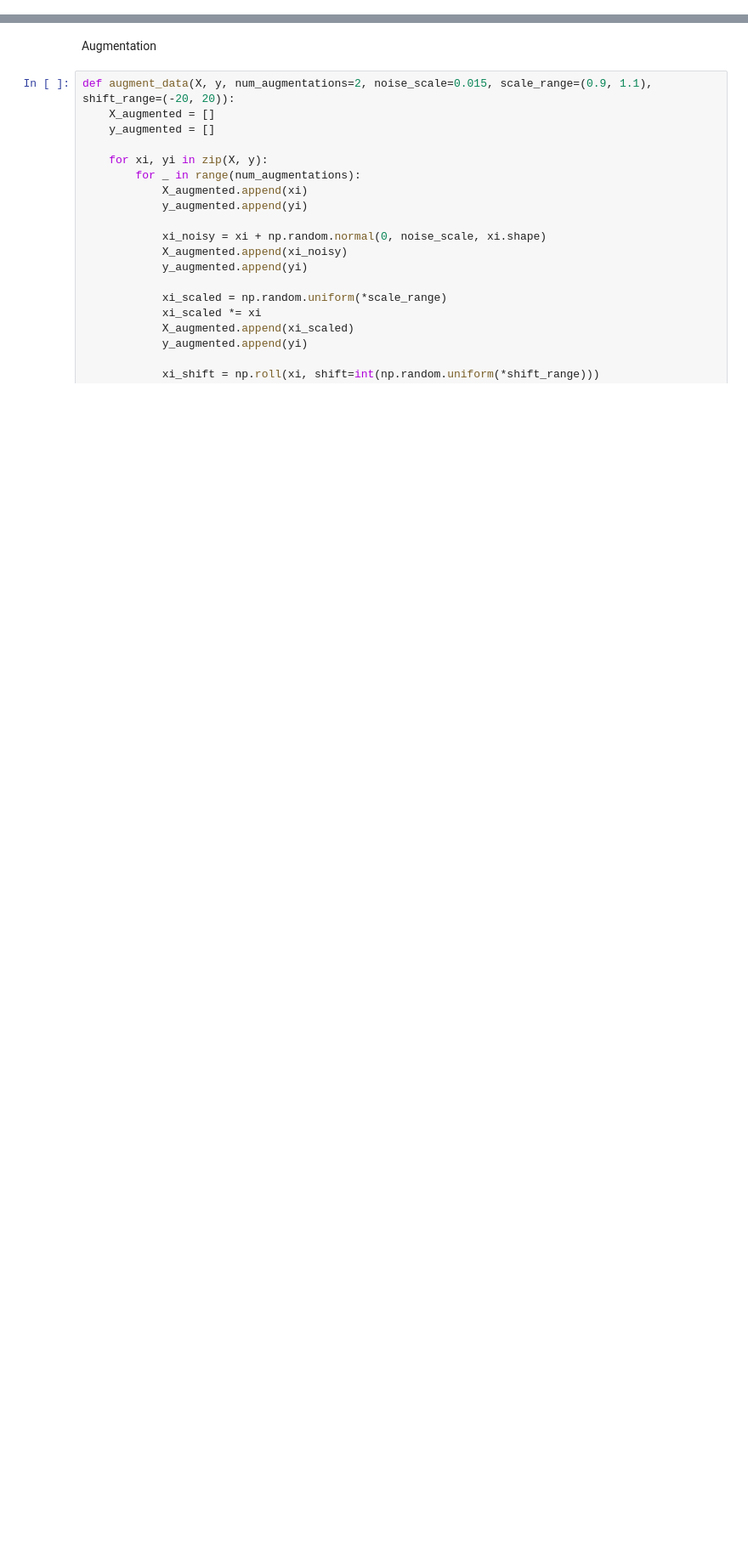
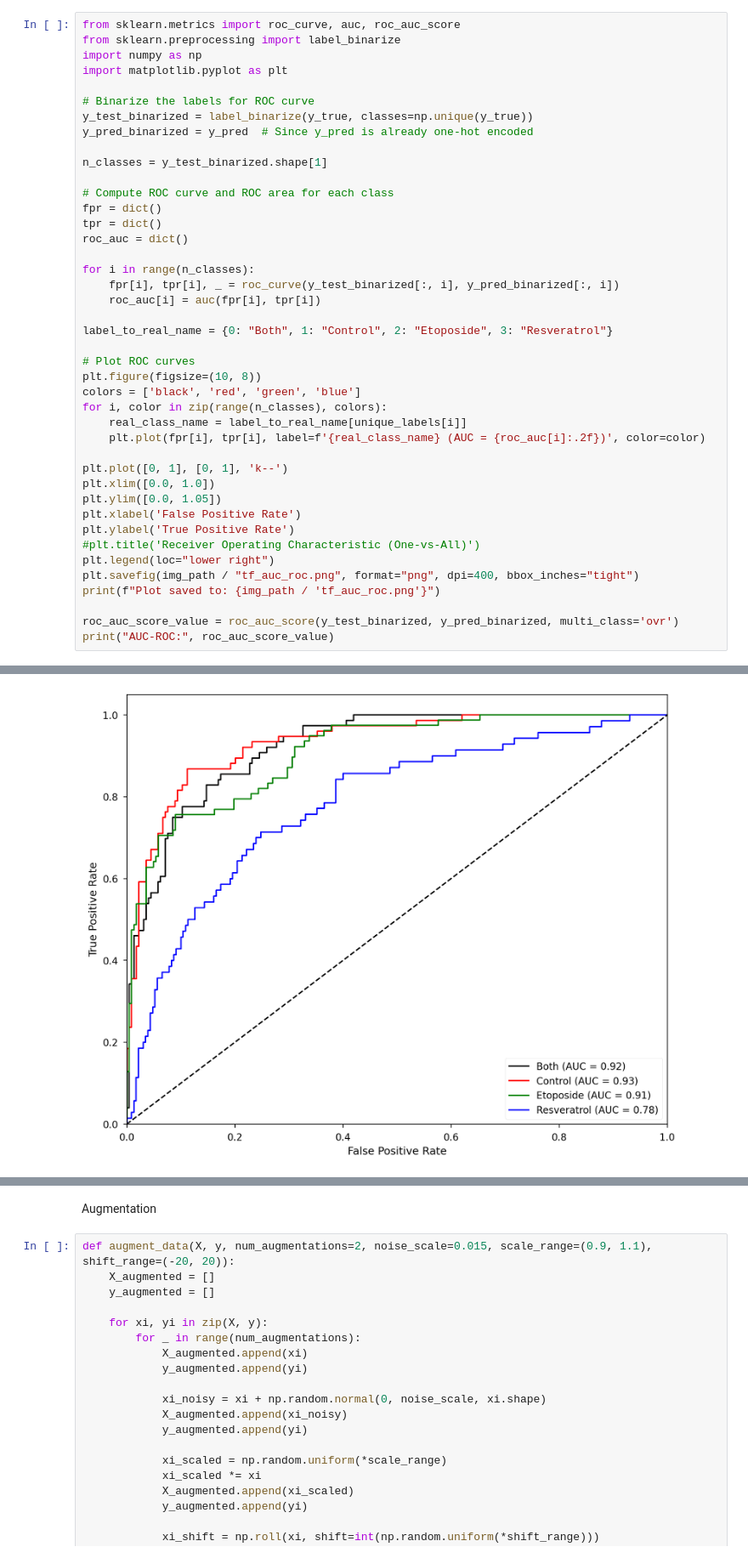
Before and after one commit to nigginoki/Multiclass_RamanMachineLearning, a Jupyter notebook: notebooks/Multiclass_Tensorflow.ipynb, the cells around one changed output, grey strips where cells are left out. Shown at 85% size. Saved outputs shown, nothing was run; the diff lists cells and outputs as text; blank space fills up the shorter version.

```diff
--- a/notebooks/Multiclass_Tensorflow.ipynb
+++ b/notebooks/Multiclass_Tensorflow.ipynb
@@ -164,0 +148,43 @@ You must install pydot (`pip install pydot`) and install graphviz (see instructi
+# %%
+from sklearn.metrics import roc_curve, auc, roc_auc_score
+from sklearn.preprocessing import label_binarize
+import numpy as np
+import matplotlib.pyplot as plt
+
+# Binarize the labels for ROC curve
+y_test_binarized = label_binarize(y_true, classes=np.unique(y_true))
+y_pred_binarized = y_pred  # Since y_pred is already one-hot encoded
+
+n_classes = y_test_binarized.shape[1]
+
+# Compute ROC curve and ROC area for each class
+fpr = dict()
+tpr = dict()
+roc_auc = dict()
+
+for i in range(n_classes):
+    fpr[i], tpr[i], _ = roc_curve(y_test_binarized[:, i], y_pred_binarized[:, i])
+    roc_auc[i] = auc(fpr[i], tpr[i])
+
+label_to_real_name = {0: "Both", 1: "Control", 2: "Etoposide", 3: "Resveratrol"}
+
+# Plot ROC curves
+plt.figure(figsize=(10, 8))
+colors = ['black', 'red', 'green', 'blue']
+for i, color in zip(range(n_classes), colors):
+    real_class_name = label_to_real_name[unique_labels[i]]
+    plt.plot(fpr[i], tpr[i], label=f'{real_class_name} (AUC = {roc_auc[i]:.2f})', color=color)
+
+plt.plot([0, 1], [0, 1], 'k--')
+plt.xlim([0.0, 1.0])
+plt.ylim([0.0, 1.05])
+plt.xlabel('False Positive Rate')
+plt.ylabel('True Positive Rate')
+#plt.title('Receiver Operating Characteristic (One-vs-All)')
+plt.legend(loc="lower right")
+plt.savefig(img_path / "tf_auc_roc.png", format="png", dpi=400, bbox_inches="tight")
+print(f"Plot saved to: {img_path / 'tf_auc_roc.png'}")
+
+roc_auc_score_value = roc_auc_score(y_test_binarized, y_pred_binarized, multi_class='ovr')
+print("AUC-ROC:", roc_auc_score_value)
+# %% [output]
@@ -164,0 +193 @@ You must install pydot (`pip install pydot`) and install graphviz (see instructi
+[figure, added]
```
Also changed, not shown: parts of 14 cells of this notebook, 7 other files.
